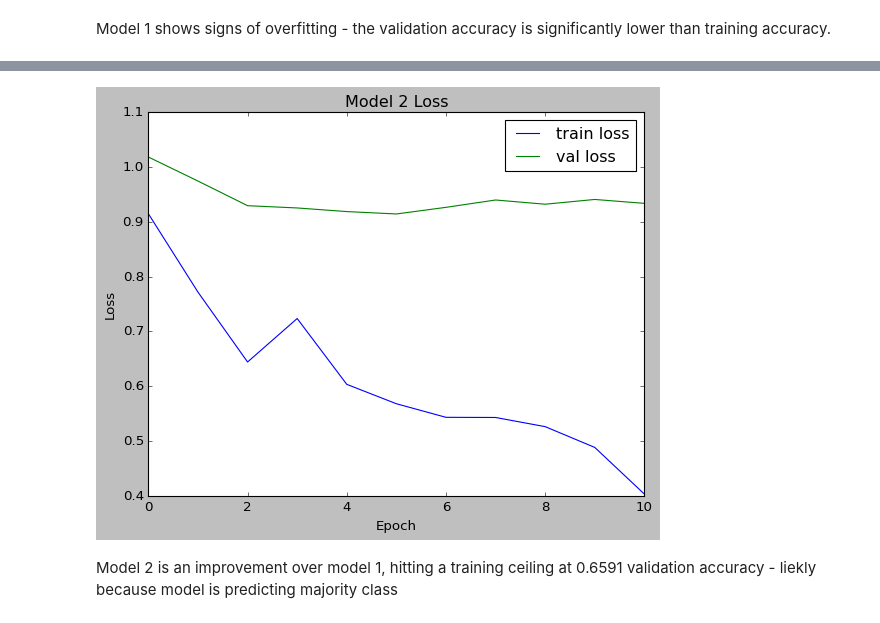
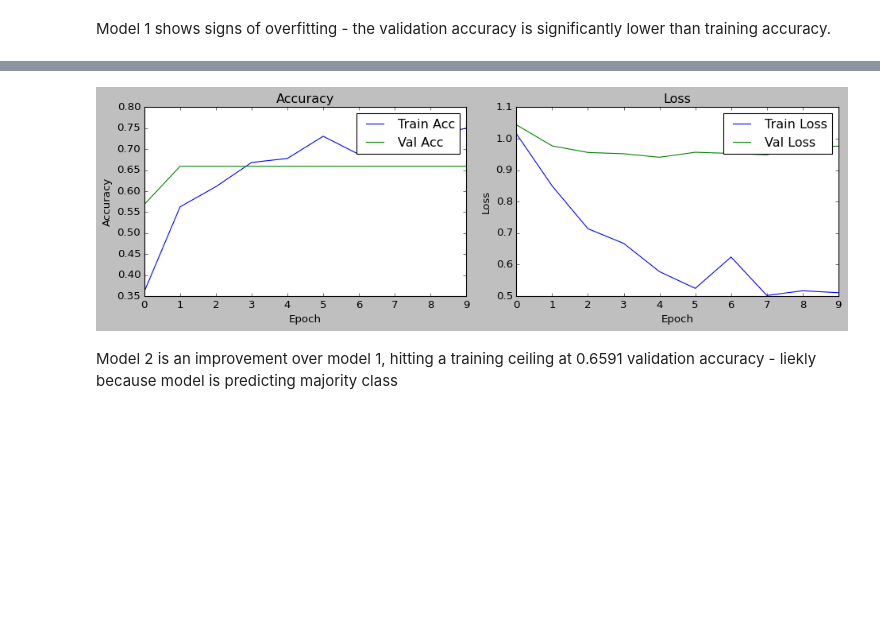
Before and after one commit to FleaBusyBeeBergs/dtsa5511-final-project, a Jupyter notebook: dtsa5511_final_project.ipynb, the cells around one changed output, grey strips where cells are left out. Cells and saved outputs as stored; diff of their text form; code cells hidden in the pictures; blank space fills up the shorter version.

```diff
--- a/dtsa5511_final_project.ipynb
+++ b/dtsa5511_final_project.ipynb
@@ -1169,13 +1168,7 @@ plt.show()
-# %%
-plt.plot(history2.history['loss'], label='train loss')
-plt.plot(history2.history['val_loss'], label='val loss')
-plt.xlabel('Epoch')
-plt.ylabel('Loss')
-plt.legend()
-plt.title('Model 2 Loss')
-plt.show()
-# %% [output]
-[figure, removed]
+# %%
+plot_history(history2)
+# %% [output]
+[figure, added]
 # %% [markdown]
 Model 2 is an improvement over model 1, hitting a training ceiling at 0.6591 validation accuracy - liekly because model is predicting majority class
 # %%
```
Also changed, not shown: parts of 42 cells of this notebook.
